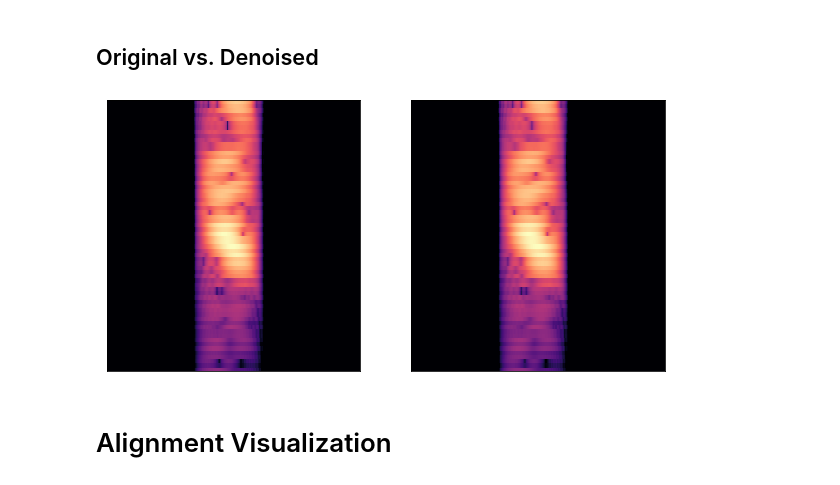
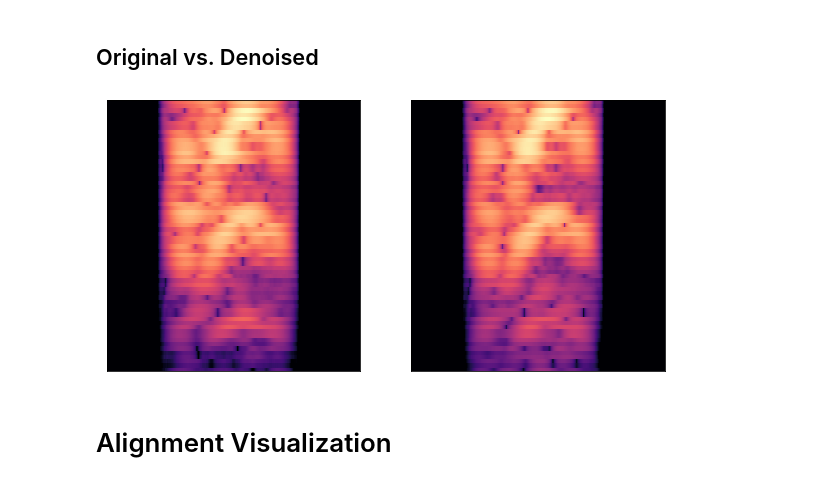
Before and after one commit to tjysdsg/tone_classifier, a Jupyter notebook: test.ipynb, the cells around one changed output. Drawn from its saved outputs; the diff is of its cells as text; code cells hidden in the pictures.

```diff
--- a/test.ipynb
+++ b/test.ipynb
@@ -4,6 +4,8 @@ import librosa.display
 import numpy as np
 import os
 import matplotlib.pyplot as plt
+import matplotlib as mpl
+mpl.rcParams['figure.dpi']= 120
 import scipy.io.wavfile
 from pydub import AudioSegment
 # %%
@@ -92,20 +96,20 @@ INFO:__main__:Generate enhanced files | 1/1 | 0.5 it/sec
 # %% [markdown]
 ## Original vs. Denoised
 # %%
-# test file used: ['IC0139W0176', 'ou3', 4.82, 0.08]
+# test file used: ['IC0890W0094', 'u2', 1.49, 0.31]
 f, axs = plt.subplots(1, 2, figsize=(10, 5))
 axs = axs.flatten()
 
-start, dur = 4.82, 0.08
-y, _ = librosa.load('/NASdata/AudioData/mandarin/AISHELL-2/iOS/data/wav/C0139/IC0139W0176.wav', sr=16000)
+start, dur = 1.49, 0.31
+y, _ = librosa.load('/NASdata/AudioData/mandarin/AISHELL-2/iOS/data/wav/C0890/IC0890W0094.wav', sr=16000)
 y = chop(y, start, dur)
 specshow(y, ax=axs[0])
 
-y, _ = librosa.load('denoise_test/output/IC0139W0176_enhanced.wav', sr=16000)
+y, _ = librosa.load('denoise_test/output/IC0890W0094_enhanced.wav', sr=16000)
 y = chop(y, start, dur)
 specshow(y, ax=axs[1])
 # %% [output]
-[figure, old version]
+[figure, new version]
 # %% [markdown]
 # Alignment Visualization
 # %%
```
Also changed, not shown: parts of 4 cells of this notebook, 4 other files.
